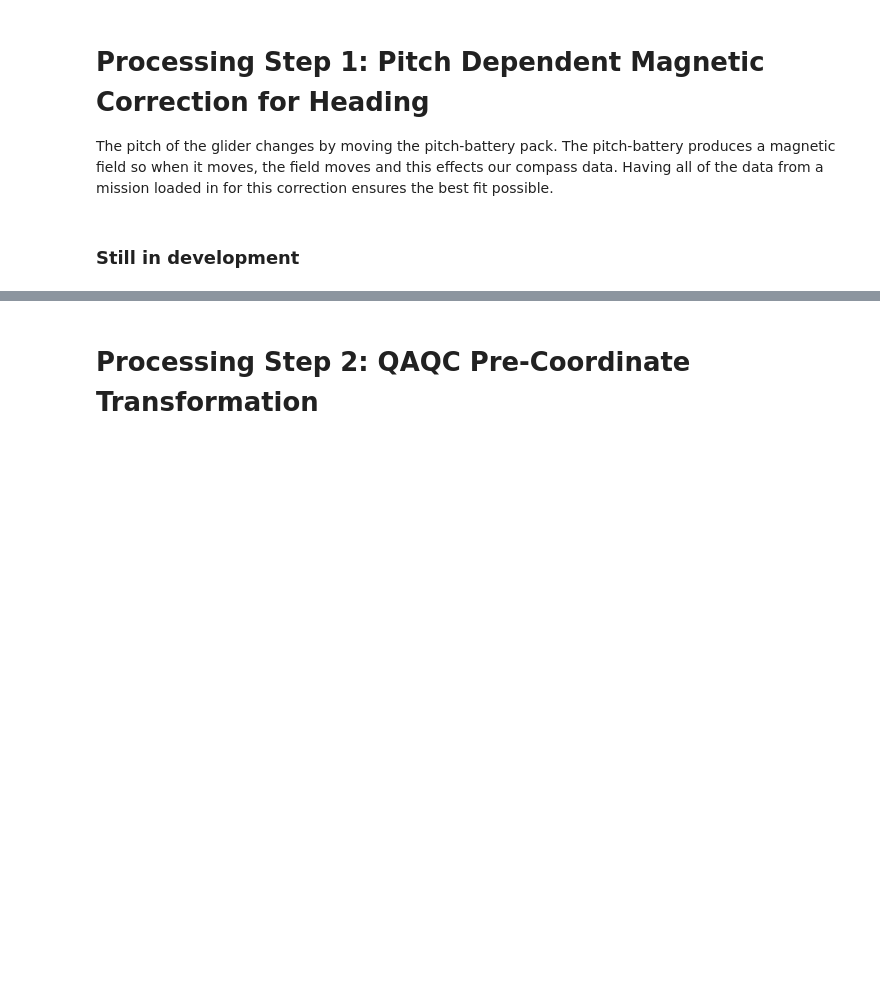
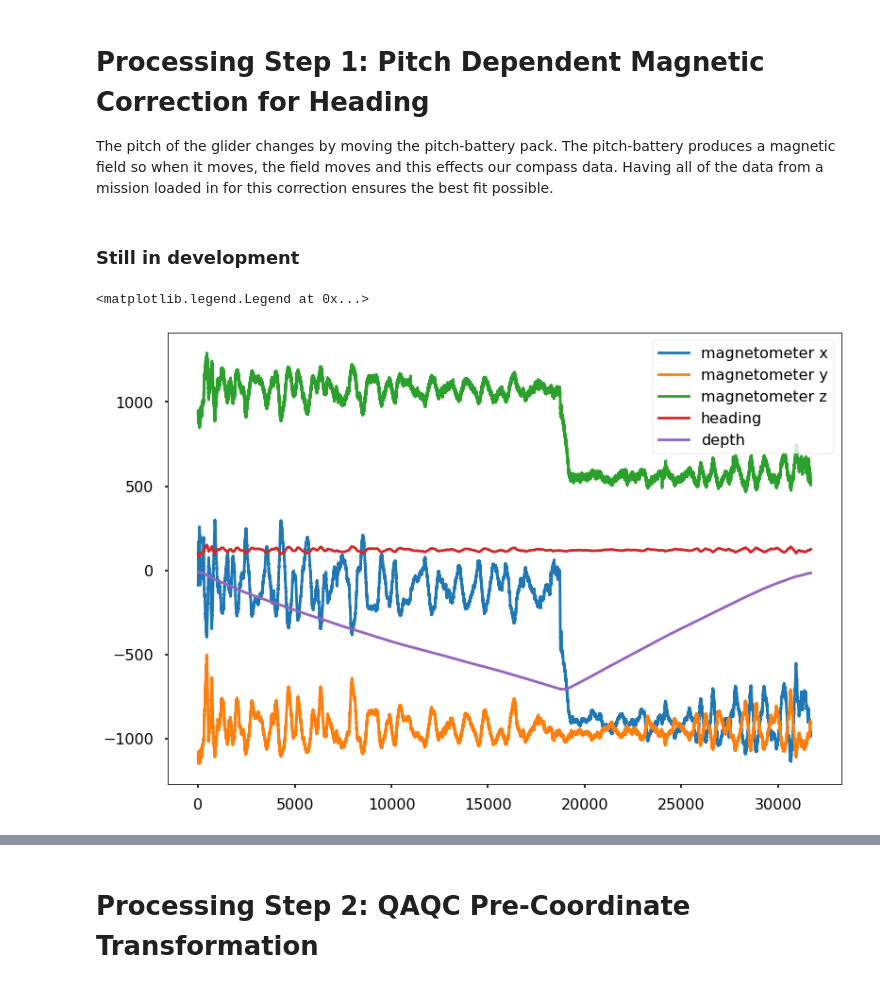
Before and after one commit to JGradone/Slocum-AD2CP, a Jupyter notebook: notebooks/01_AD2CP_Processing.ipynb, the cells around one changed output, grey strips where cells are left out. Drawn from its saved outputs; the diff is of its cells as text; code cells hidden in the pictures; blank space fills up the shorter version.

```diff
--- a/notebooks/01_AD2CP_Processing.ipynb
+++ b/notebooks/01_AD2CP_Processing.ipynb
@@ -76,3 +159,19 @@ plt.gca().xaxis.set_major_formatter(myFmtlong)
 The pitch of the glider changes by moving the pitch-battery pack. The pitch-battery produces a magnetic field so when it moves, the field moves and this effects our compass data. Having all of the data from a mission loaded in for this correction ensures the best fit possible.
 # %% [markdown]
 ### Still in development
+# %%
+start = 0
+end = 50000
+
+#start = 255000 # Works well for full AD2CP dataset
+#end = 290000
+
+plt.plot(df.magnetometerx[start:end],label='magnetometer x')
+plt.plot(df.magnetometery[start:end],label='magnetometer y')
+plt.plot(df.magnetometerz[start:end],label='magnetometer z')
+plt.plot(df.heading[start:end],label='heading')
+plt.plot(-df.depth[start:end],label='depth')
+plt.legend()
+# %% [output]
+<matplotlib.legend.Legend at 0x...>
+[figure, added]
```
Also changed, not shown: parts of 29 cells of this notebook, 6 other files.
